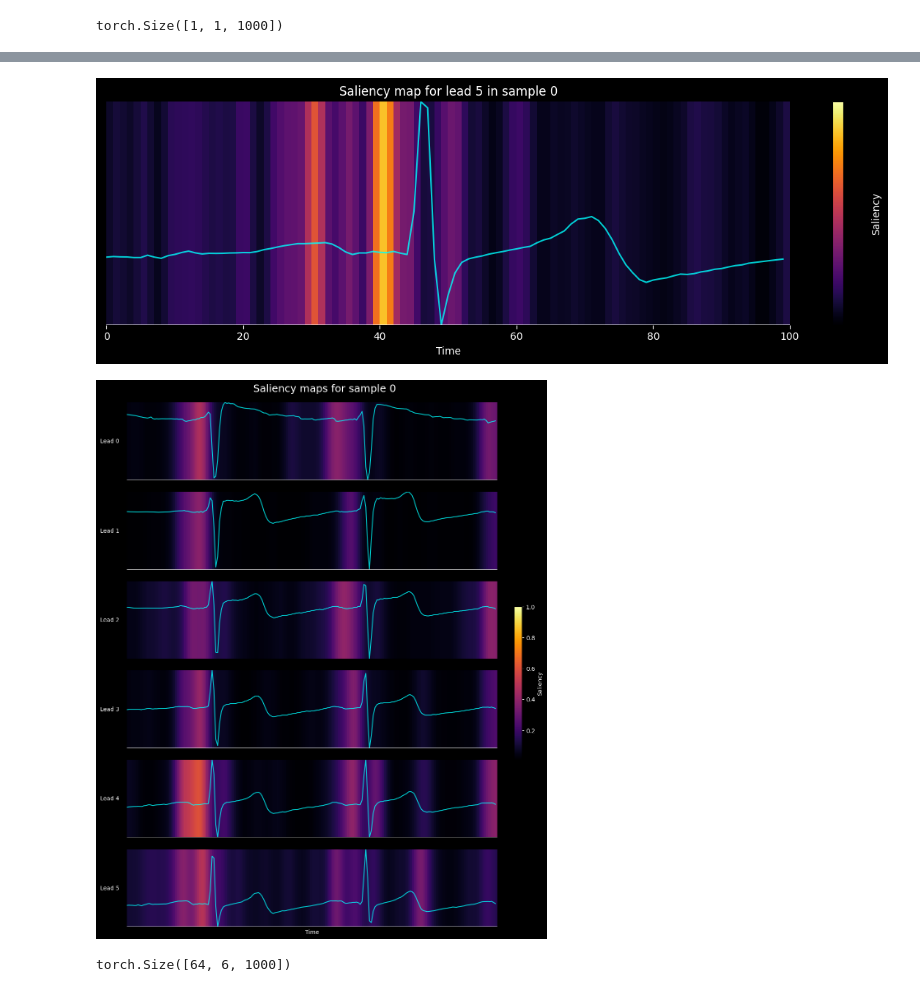
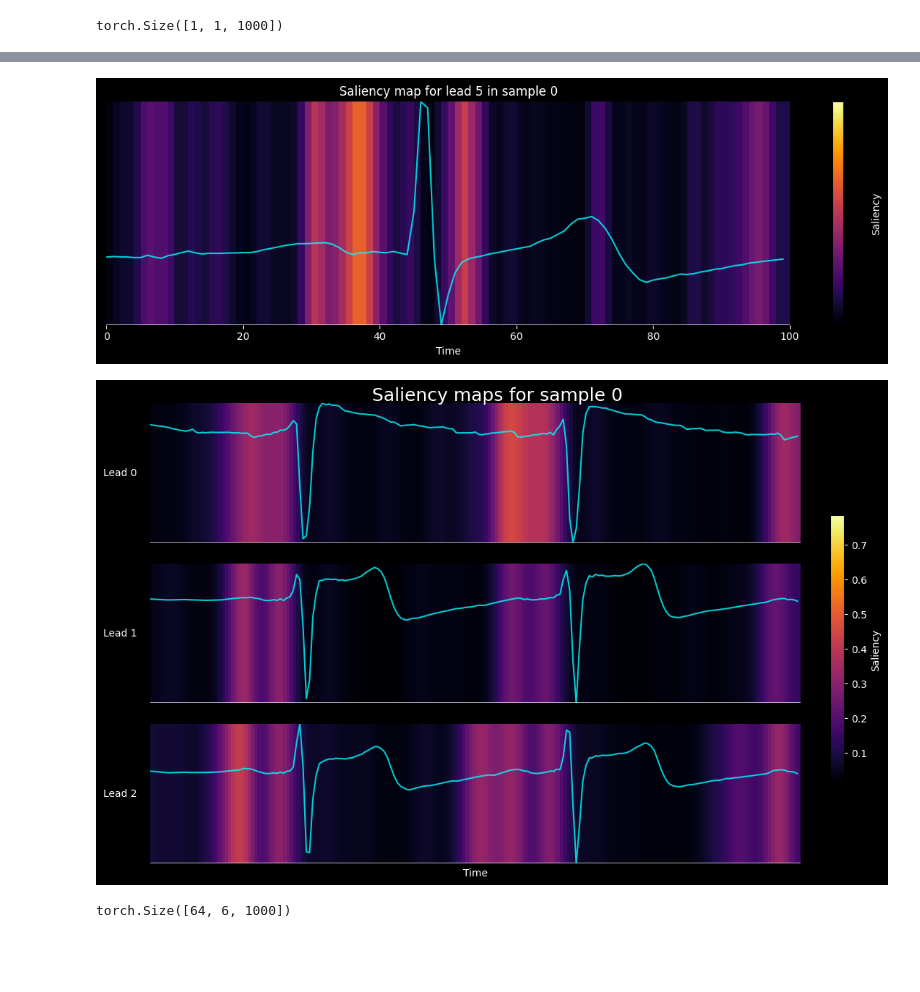
Before and after one commit to Nateml/bachelors_thesis, a Jupyter notebook: notebooks/exploratory/activation_maps.ipynb, the cells around one changed output, grey strips where cells are left out. Drawn from its saved outputs; the diff is of its cells as text; code cells hidden in the pictures; blank space fills up the shorter version.

```diff
--- a/notebooks/exploratory/activation_maps.ipynb
+++ b/notebooks/exploratory/activation_maps.ipynb
@@ -16,13 +17,18 @@ from bachelors_thesis.utils import apply_preprocessors
 # %% [output]
 The autoreload extension is already loaded. To reload it, use:
   %reload_ext autoreload
+# %%
+project_path = "nateml-maastricht-university/bachelors-thesis"
+run_id = "j8bdg20p"
+artifact_name = "15_sigloc-nolan_resnet_best"
+device = "cpu"  # Change to "cuda" if you have a GPU available
 # %%
 # Load the torch model from wandb
 api = wandb.Api()
-artifact = api.artifact("nateml-maastricht-university/bachelors-thesis/07_sigloc-nolan_baseline_best:best")
+artifact = api.artifact(f"{project_path}/{artifact_name}:best")
 artifact_path = artifact.download()
 
-run = api.run("nateml-maastricht-university/bachelors-thesis/re5hn11u")
+run = api.run(f"{project_path}/{run_id}")
 config = dict(run.config)
 
 # Convert config to omegaconf
@@ -30,11 +36,11 @@ cfg = OmegaConf.create(config)
 cfg.model.context_encoder.enabled = True
 
 # Load the model
-checkpoint = torch.load(artifact_path + "/07_sigloc-nolan_baseline_best.pth", map_location=torch.device('cuda'))
+checkpoint = torch.load(artifact_path + f"/{artifact_name}.pth", map_location=torch.device(device))
 
 # Cast the model to the correct type
 model = SigLocNolan(cfg.model)
-model.to("cuda")
+model.to(device)
 model.load_state_dict(checkpoint)
 model.eval()
 # %% [output]
@@ -95,7 +101,7 @@ print(meta.shape)
 val_data_filtered = apply_preprocessors(val_data, cfg.dataset.sampling_rate, cfg.preprocessor_group.preprocessors)
 # %%
 # Convert to torch tensors
-val_data_tensor = torch.tensor(val_data_filtered, dtype=torch.float32).to("cuda")
+val_data_tensor = torch.tensor(val_data_filtered, dtype=torch.float32).to(device)
 # %%
 # Permute to (batch_size, channels, seq_len)
 val_data_tensor = val_data_tensor.permute(0, 2, 1)
@@ -193,12 +163,12 @@ fig.patch.set_facecolor('black')
 plt.tight_layout()
 plt.show()
 # %% [output]
-[figure, old version]
+[figure, new version]
 # %%
 sample = 0
 time_window = (0, 200)
 # %%
-lead_indices = [0, 1, 2, 3, 4, 5]  # define the leads you want to visualize
+lead_indices = [0, 1, 2]  # define the leads you want to visualize
 
 x = val_data_tensor[sample].unsqueeze(0)  # shape [1, L, T]
 x.requires_grad = True
@@ -243,34 +213,34 @@ for i, lead in enumerate(lead_indices):
     ax.set_yticks([])
     ax.set_ylabel(f"Lead {lead}", color='white', rotation=0, labelpad=30, fontsize=10, va='center')
     ax.set_facecolor('black')
     ax.tick_params(colors='white')
     ax.axhline(y=0, color='white', linewidth=2, alpha=0.8)
 
     # Clean borders
     for spine in ax.spines.values():
         spine.set_visible(False)
 
     # Hide x-ticks on all but last subplot
     if i < num_leads - 1:
         ax.set_xticks([])
     else:
         ax.set_xlabel('Time', color='white')
 
 # Add a single colorbar to the side
 cbar = fig.colorbar(im, ax=axes, orientation='vertical', fraction=0.02, pad=0.01)
 cbar.set_label('Saliency', color='white')
 cbar.ax.yaxis.set_tick_params(color='white')
 plt.setp(cbar.ax.get_yticklabels(), color='white')
 
 # Title for the whole figure
 fig.suptitle(f'Saliency maps for sample {sample}', color='white', fontsize=18)
 fig.patch.set_facecolor('black')
 
 #plt.tight_layout(rect=[0, 0, 0.97, 0.90])
 plt.subplots_adjust(left=0.1, right=0.85, top=0.95, bottom=0.1)
 plt.show()
 # %% [output]
-[figure, old version]
+[figure, new version]
 # %%
 # Create a dataloader for the validation data
 dataset = SigLocDataset(val_data_tensor)
```
Also changed, not shown: parts of 28 cells of this notebook, 27 other files.
